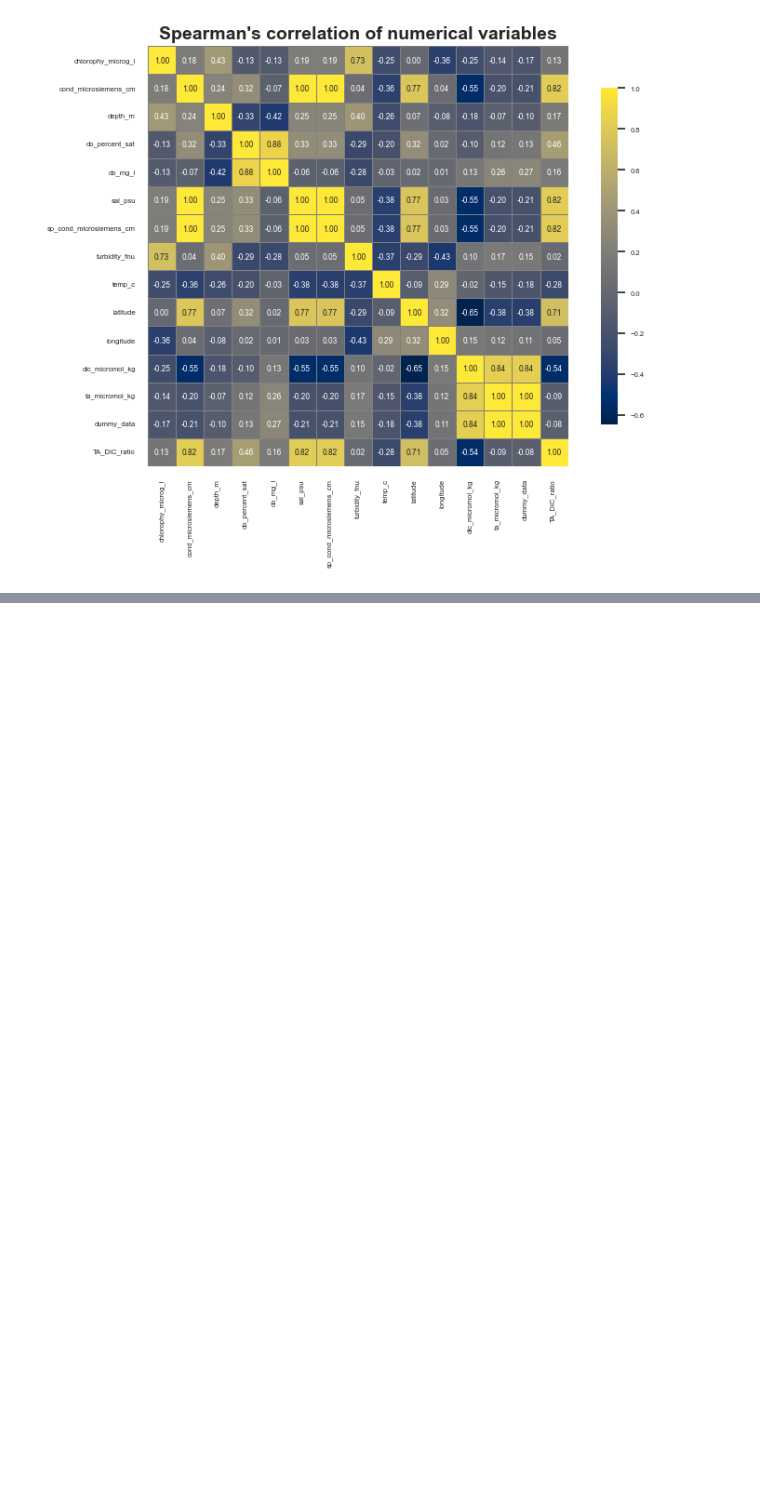
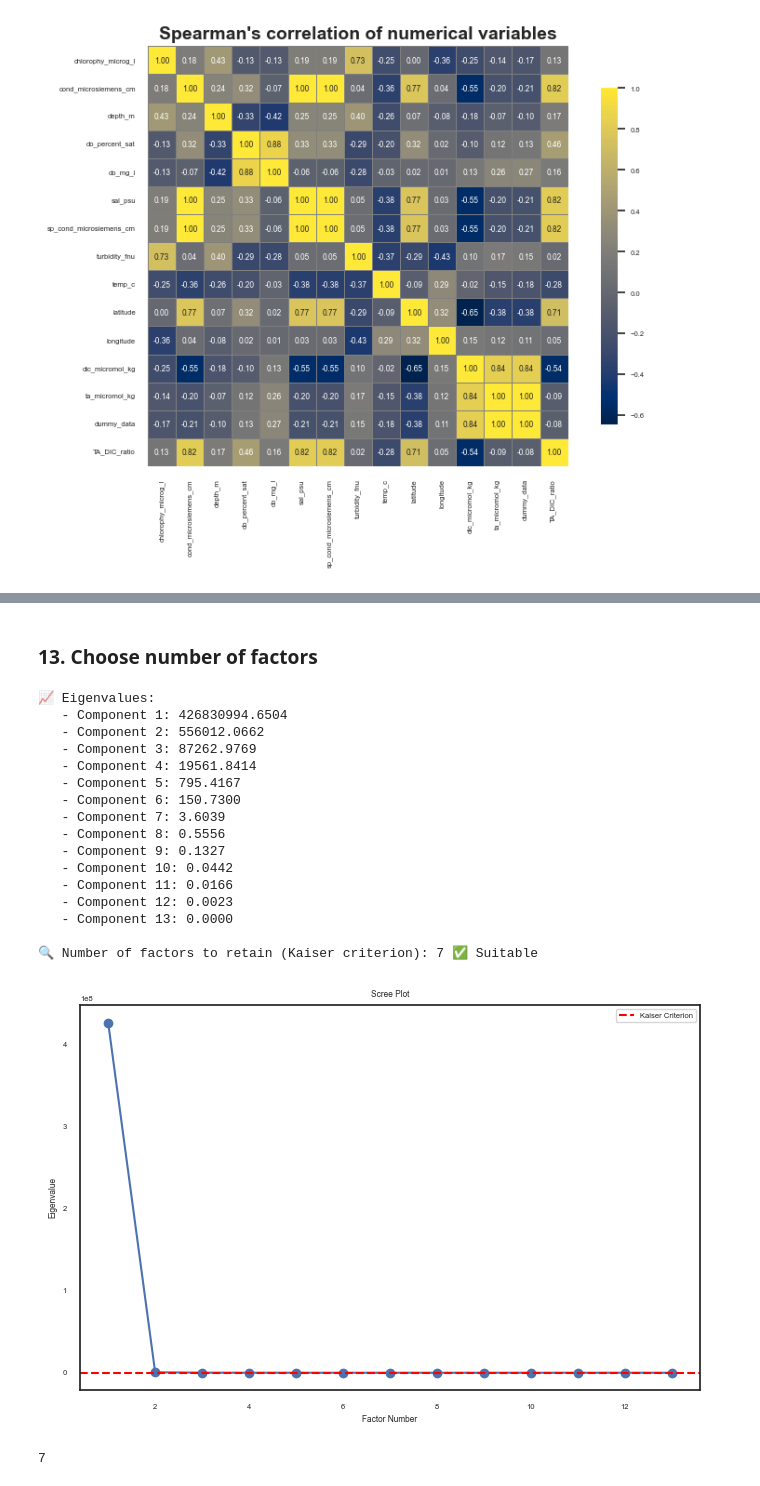
Before and after one commit to Juan-git-fciencias/modelado-ecologico, a Jupyter notebook: Mi script_Juan_Reyes.ipynb, the cells around one changed output, grey strips where cells are left out. Saved outputs shown, nothing was run; the diff lists cells and outputs as text; code cells hidden in the pictures; blank space fills up the shorter version.

```diff
--- a/Mi script_Juan_Reyes.ipynb
+++ b/Mi script_Juan_Reyes.ipynb
@@ -524,0 +589,62 @@ plt.show()
+# %% [markdown]
+### 13. Choose number of factors
+# %%
+def perform_eigenvalues_and_plot(data, selected_columns):
+    """
+    Perform PCA, extract eigenvalues, apply the Kaiser criterion, and plot a scree plot.
+
+    Parameters:
+        data (pd.DataFrame): The input dataset.
+        selected_columns (list): List of column names to include in the analysis.
+
+    Returns:
+        int: Number of factors to retain based on the Kaiser criterion.
+    """
+    # 🧹 Select numeric data and drop missing values
+    numeric_values = data[selected_columns].dropna().select_dtypes(include=['float64', 'int64']).values
+
+    # 🧪 Perform PCA
+    pca = PCA()
+    pca.fit(numeric_values)
+
+    # 📊 Extract eigenvalues
+    eigenvalues = pca.explained_variance_
+    print("📈 Eigenvalues:")
+    for i, eigenvalue in enumerate(eigenvalues, start=1):
+        print(f"   - Component {i}: {eigenvalue:.4f}")
+
+    # 📝 Apply the Kaiser criterion
+    n_factors = np.sum(eigenvalues > 1)
+    print(f"\n🔍 Number of factors to retain (Kaiser criterion): {n_factors} {'✅ Suitable' if n_factors > 0 else '❌ Not Suitable'}")
+
+    # 📉 Plot scree plot
+    plt.figure(figsize=(8, 5))
+    plt.plot(range(1, len(eigenvalues) + 1), eigenvalues, marker='o', linestyle='-')
+    plt.axhline(y=1, color='red', linestyle='--', label='Kaiser Criterion')
+    plt.title('Scree Plot')
+    plt.xlabel('Factor Number')
+    plt.ylabel('Eigenvalue')
+    plt.legend()
+    plt.show()
+
+    return n_factors
+perform_eigenvalues_and_plot(df, selected_columns)
+# %% [output]
+📈 Eigenvalues:
+   - Component 1: 426830994.6504
+   - Component 2: 556012.0662
+   - Component 3: 87262.9769
+   - Component 4: 19561.8414
+   - Component 5: 795.4167
+   - Component 6: 150.7300
+   - Component 7: 3.6039
+   - Component 8: 0.5556
+   - Component 9: 0.1327
+   - Component 10: 0.0442
+   - Component 11: 0.0166
+   - Component 12: 0.0023
+   - Component 13: 0.0000
+
+🔍 Number of factors to retain (Kaiser criterion): 7 ✅ Suitable
+[figure, added]
+7
```
Also changed, not shown: parts of 5 cells of this notebook, 1 other file.
